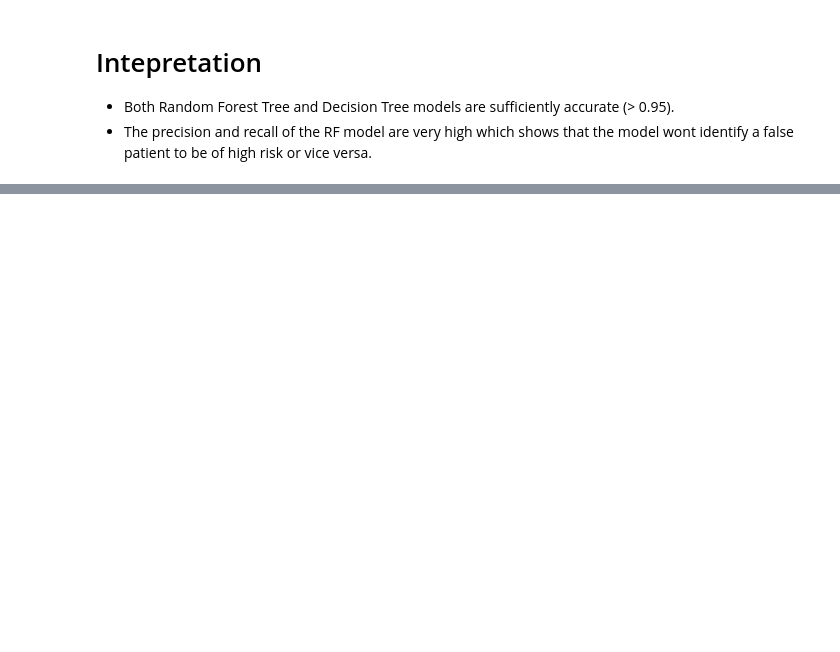
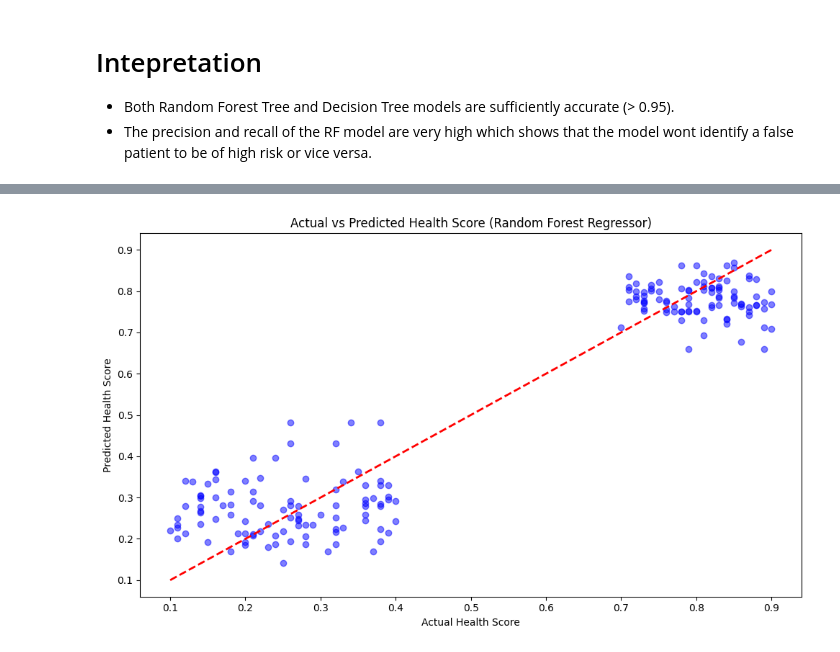
Before and after one commit to NSJayaweera/NCD-Risk_Prediction, a Jupyter notebook: OptimalMLIdentification.ipynb, the cells around one changed output, grey strips where cells are left out. Drawn from its saved outputs; the diff is of its cells as text; code cells hidden in the pictures; blank space fills up the shorter version.

Commit message:
Finalized Regression Model

```diff
--- a/OptimalMLIdentification.ipynb
+++ b/OptimalMLIdentification.ipynb
@@ -291,0 +418,81 @@ weighted avg       0.99      0.99      0.99       205
+# %%
+import pandas as pd
+import numpy as np
+import matplotlib.pyplot as plt
+import seaborn as sns
+from sklearn.model_selection import train_test_split, cross_val_score
+from sklearn.ensemble import RandomForestRegressor, GradientBoostingRegressor
+from sklearn.linear_model import LinearRegression
+from sklearn.svm import SVR
+from sklearn.metrics import mean_absolute_error, mean_squared_error, r2_score
+from sklearn.preprocessing import StandardScaler
+
+# Load data and remove duplicates
+df = pd.read_csv('/content/heart.csv')
+df_unique = df.drop_duplicates()
+
+X = df_unique.drop('target', axis=1)
+y = df_unique['target']
+
+# Split data
+X_train, X_test, y_train, y_test = train_test_split(X, y, test_size=0.2, random_state=42)
+
+# Scale data for SVR and Linear Regression
+scaler = StandardScaler()
+X_train_scaled = scaler.fit_transform(X_train)
+X_test_scaled = scaler.transform(X_test)
+
+# Define models
+regressors = {
+    "Linear Regression": LinearRegression(),
+    "Random Forest Regressor": RandomForestRegressor(random_state=42),
+    "Gradient Boosting Regressor": GradientBoostingRegressor(random_state=42),
+    "SVR": SVR()
+}
+
+results = []
+
+for name, model in regressors.items():
+    if name in ["Linear Regression", "SVR"]:
+        model.fit(X_train_scaled, y_train)
+        y_pred = model.predict(X_test_scaled)
+    else:
+        model.fit(X_train, y_train)
+        y_pred = model.predict(X_test)
+
+    mae = mean_absolute_error(y_test, y_pred)
+    mse = mean_squared_error(y_test, y_pred)
+    r2 = r2_score(y_test, y_pred)
+
+    results.append({
+        "Model": name,
+        "MAE": mae,
+        "MSE": mse,
+        "R2 Score": r2
+    })
+
+results_df = pd.DataFrame(results).sort_values(by='R2 Score', ascending=False)
+
+# Visualization of Predictions for the best model
+best_model_name = results_df.iloc[0]['Model']
+best_model = regressors[best_model_name]
+
+if best_model_name in ["Linear Regression", "SVR"]:
+    y_pred_best = best_model.predict(X_test_scaled)
+else:
+    y_pred_best = best_model.predict(X_test)
+
+plt.figure(figsize=(10, 6))
+plt.scatter(y_test, y_pred_best, alpha=0.5, color='blue')
+plt.plot([y_test.min(), y_test.max()], [y_test.min(), y_test.max()], 'r--', lw=2)
+plt.xlabel('Actual Health Score')
+plt.ylabel('Predicted Health Score')
+plt.title(f'Actual vs Predicted Health Score ({best_model_name})')
+plt.tight_layout()
+
+print(results_df)
+
+# Cross Validation for the best model (using unique data)
+cv_scores = cross_val_score(best_model, X if best_model_name not in ["Linear Regression", "SVR"] else scaler.fit_transform(X), y, cv=5, scoring='r2')
+print(f"\n{best_model_name} Cross-Validation R2 Score: {cv_scores.mean():.4f} (+/- {cv_scores.std():.4f})")
+# %% [output]
@@ -291,0 +506 @@ weighted avg       0.99      0.99      0.99       205
+[figure, added]
```
Also changed, not shown: parts of 13 cells of this notebook.
